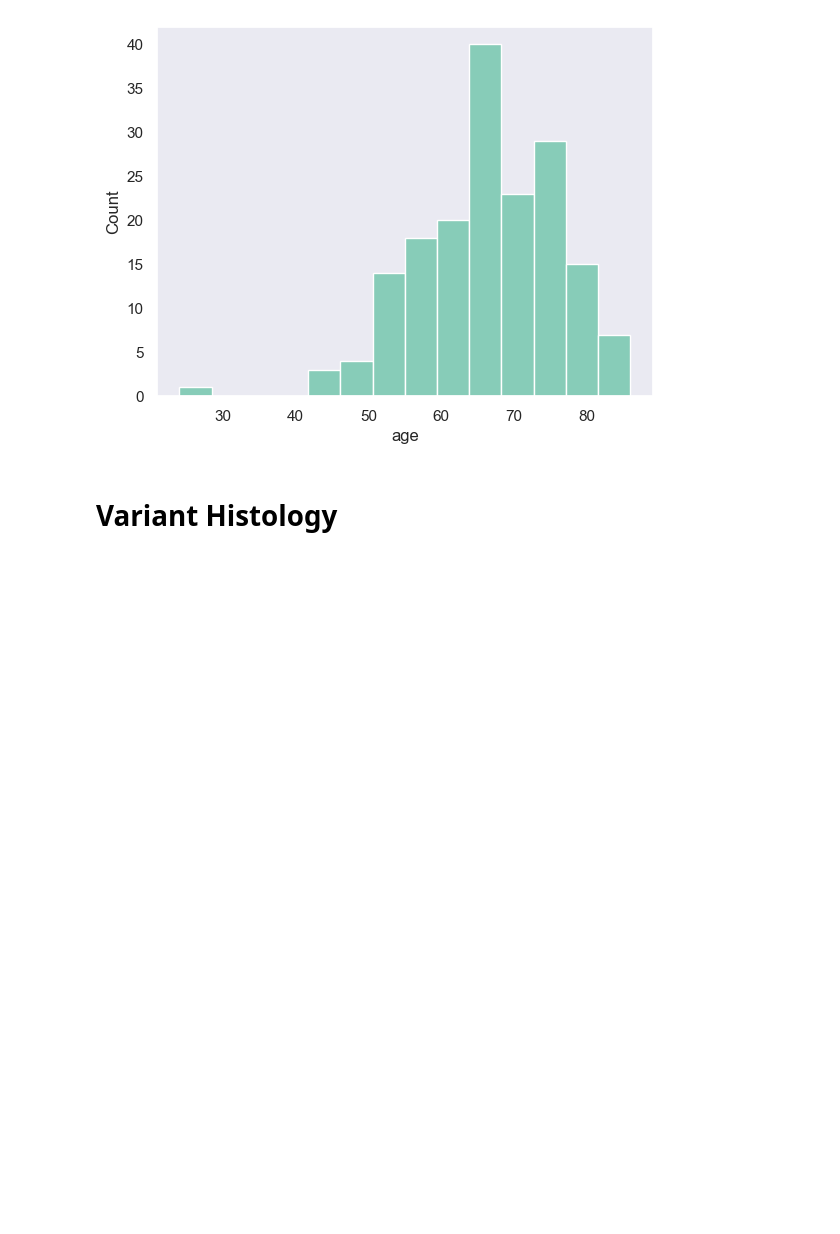
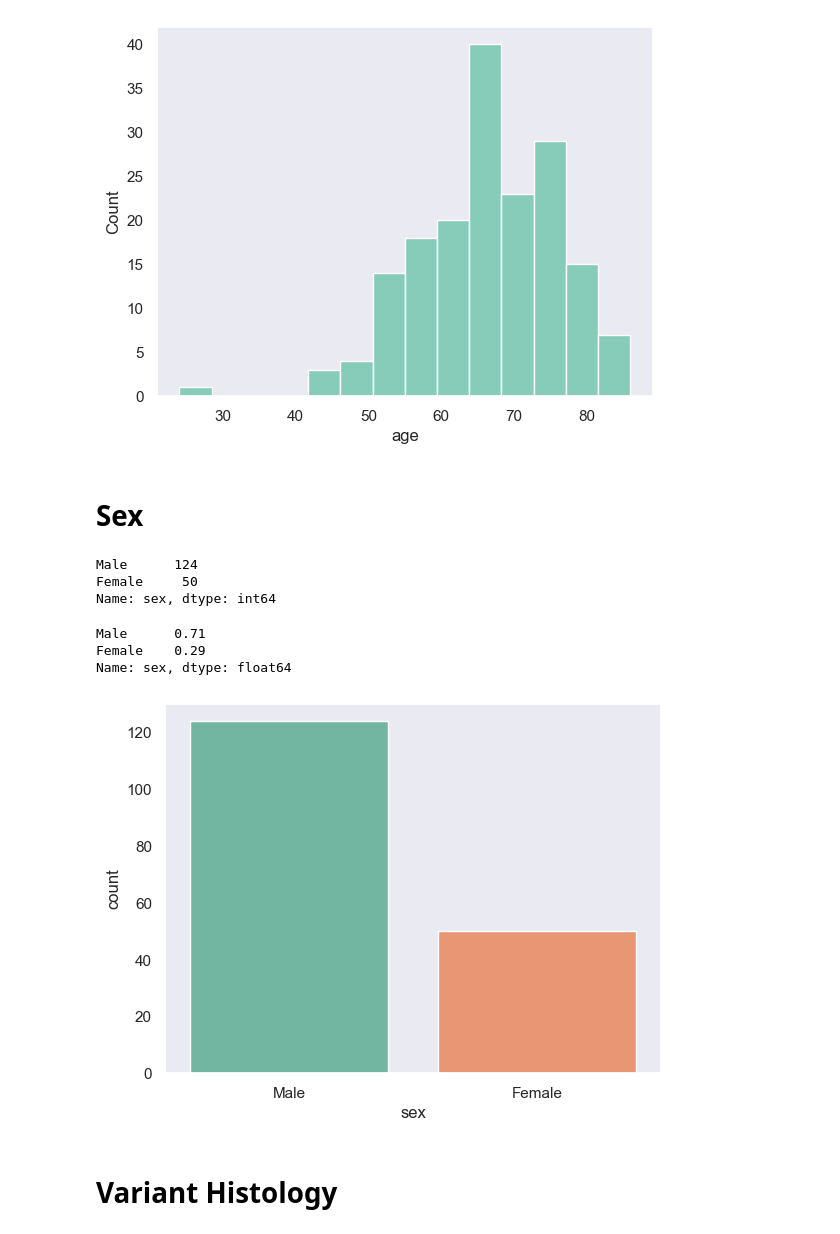
Before and after one commit to alcideschaux/NEO-UCA, a Jupyter notebook: 01-EDA.ipynb, the cells around one changed output. Drawn from its saved outputs; the diff is of its cells as text; code cells hidden in the pictures; blank space fills up the shorter version.

```diff
--- a/01-EDA.ipynb
+++ b/01-EDA.ipynb
@@ -54,6 +55,25 @@ sns.histplot(data=df, x='age')
 plt.show()
 # %% [output]
 [figure]
+# %% [markdown]
+# Sex
+# %%
+df['sex'].value_counts()
+# %% [output]
+Male      124
+Female     50
+Name: sex, dtype: int64
+# %%
+df['sex'].value_counts(normalize=True).round(2)
+# %% [output]
+Male      0.71
+Female    0.29
+Name: sex, dtype: float64
+# %%
+sns.countplot(data=df, x='sex')
+plt.show()
+# %% [output]
+[figure, added]
 # %% [markdown]
 # Variant Histology
 # %%
```
Also changed, not shown: parts of 9 cells of this notebook, 8 other files.
